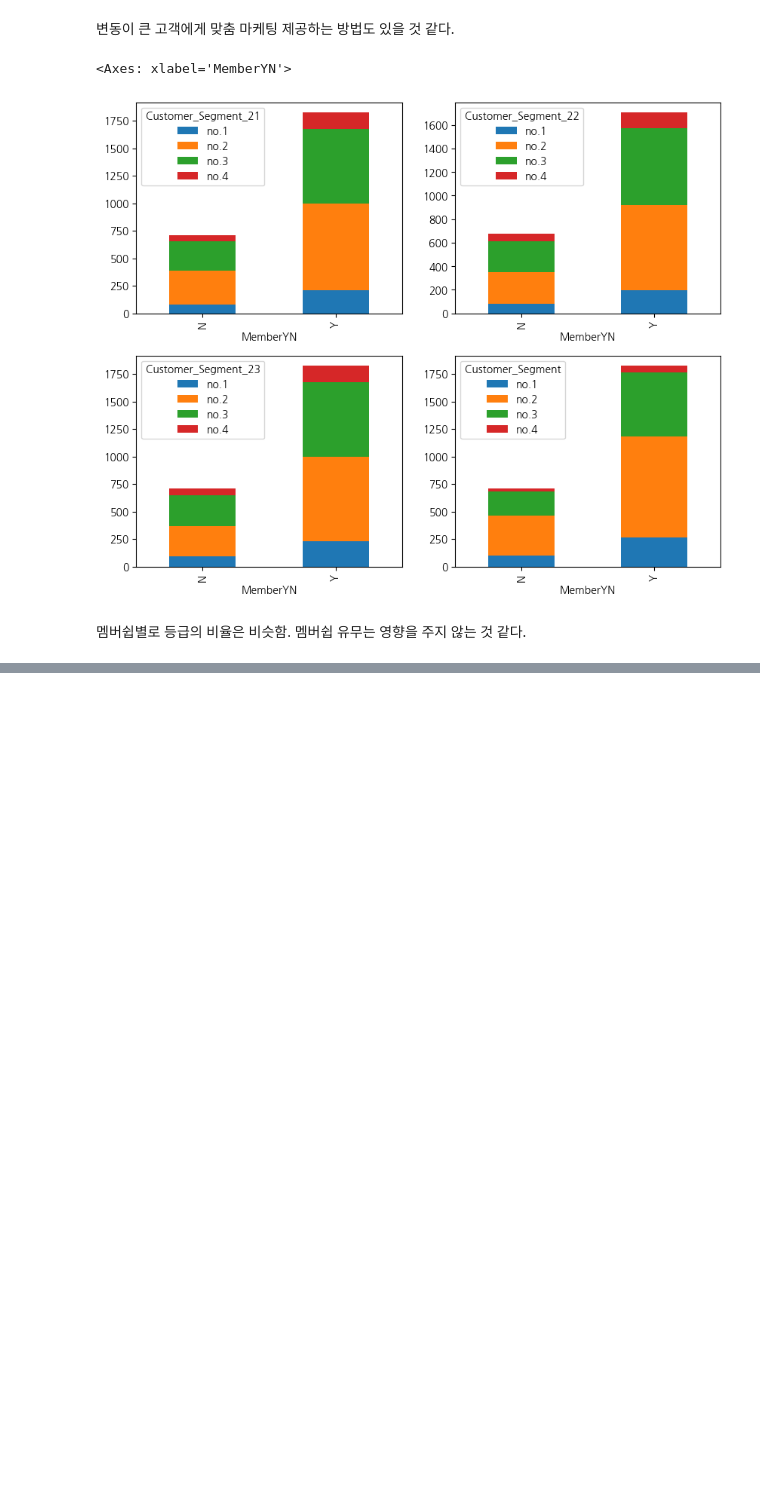
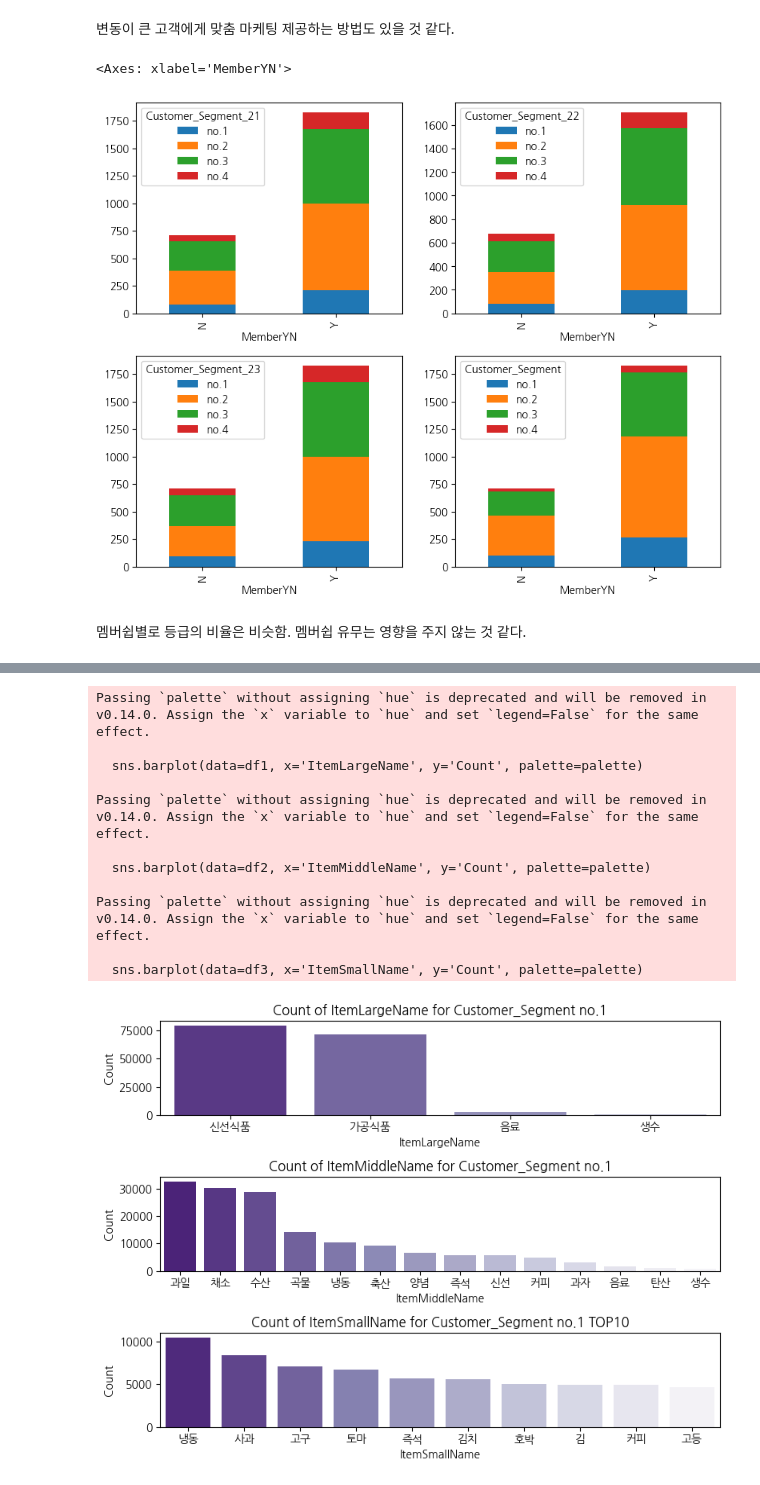
Before and after one commit to Seojiii/kurly_project, a Jupyter notebook: 0318_HY_RFM3.ipynb, the cells around one changed output, grey strips where cells are left out. Saved outputs shown, nothing was run; the diff lists cells and outputs as text; code cells hidden in the pictures; blank space fills up the shorter version.

```diff
--- a/0318_HY_RFM3.ipynb
+++ b/0318_HY_RFM3.ipynb
@@ -694,0 +829,3 @@ segment_counts.plot(kind='bar', stacked=True, ax=axes[1, 1])
+# %%
+Kurly_segment_item = Kurly[['idUser','idOrder' ,'ItemLargeName','ItemMiddleName','ItemSmallName','Customer_Segment']]
+Kurly_segment_item.head()
@@ -694,0 +854,57 @@ segment_counts.plot(kind='bar', stacked=True, ax=axes[1, 1])
+# %%
+plt.figure(figsize=(8, 6))
+
+# 첫 번째 subplot
+plt.subplot(3, 1, 1)
+df1 = pd.DataFrame(Kurly_segment_item[Kurly_segment_item['Customer_Segment']=='no.1'].value_counts('ItemLargeName'))
+df1 = df1.rename(columns={0: 'Count'})
+
+palette = sns.color_palette('Purples')
+palette.reverse()
+
+sns.barplot(data=df1, x='ItemLargeName', y='Count', palette=palette)
+plt.title('Count of ItemLargeName for Customer_Segment no.1')
+plt.xlabel('ItemLargeName')
+plt.ylabel('Count')
+
+# 두 번째 subplot
+plt.subplot(3, 1, 2)
+df2 = pd.DataFrame(Kurly_segment_item[Kurly_segment_item['Customer_Segment']=='no.1'].value_counts('ItemMiddleName'))
+df2 = df2.rename(columns={0: 'Count'})
+
+palette = sns.color_palette('Purples', len(df2))
+palette.reverse()
+
+sns.barplot(data=df2, x='ItemMiddleName', y='Count', palette=palette)
+plt.title('Count of ItemMiddleName for Customer_Segment no.1')
+plt.xlabel('ItemMiddleName')
+plt.ylabel('Count')
+
+# 세 번째 subplot
+plt.subplot(3, 1, 3)
+df3 = pd.DataFrame(Kurly_segment_item[Kurly_segment_item['Customer_Segment']=='no.1'].value_counts('ItemSmallName')).head(10)
+df3 = df3.rename(columns={0: 'Count'})
+
+palette = sns.color_palette('Purples', len(df3))
+palette.reverse()
+
+sns.barplot(data=df3, x='ItemSmallName', y='Count', palette=palette)
+plt.title('Count of ItemSmallName for Customer_Segment no.1 TOP10')
+plt.xlabel('ItemSmallName')
+plt.ylabel('Count')
+
+plt.tight_layout()  # 그래프 간격 조정
+plt.show()
+# %% [output]
+Passing `palette` without assigning `hue` is deprecated and will be removed in v0.14.0. Assign the `x` variable to `hue` and set `legend=False` for the same effect.
+
+  sns.barplot(data=df1, x='ItemLargeName', y='Count', palette=palette)
+
+Passing `palette` without assigning `hue` is deprecated and will be removed in v0.14.0. Assign the `x` variable to `hue` and set `legend=False` for the same effect.
+
+  sns.barplot(data=df2, x='ItemMiddleName', y='Count', palette=palette)
+
+Passing `palette` without assigning `hue` is deprecated and will be removed in v0.14.0. Assign the `x` variable to `hue` and set `legend=False` for the same effect.
+
+  sns.barplot(data=df3, x='ItemSmallName', y='Count', palette=palette)
+[figure, added]
```
Also changed, not shown: parts of 13 cells of this notebook.
